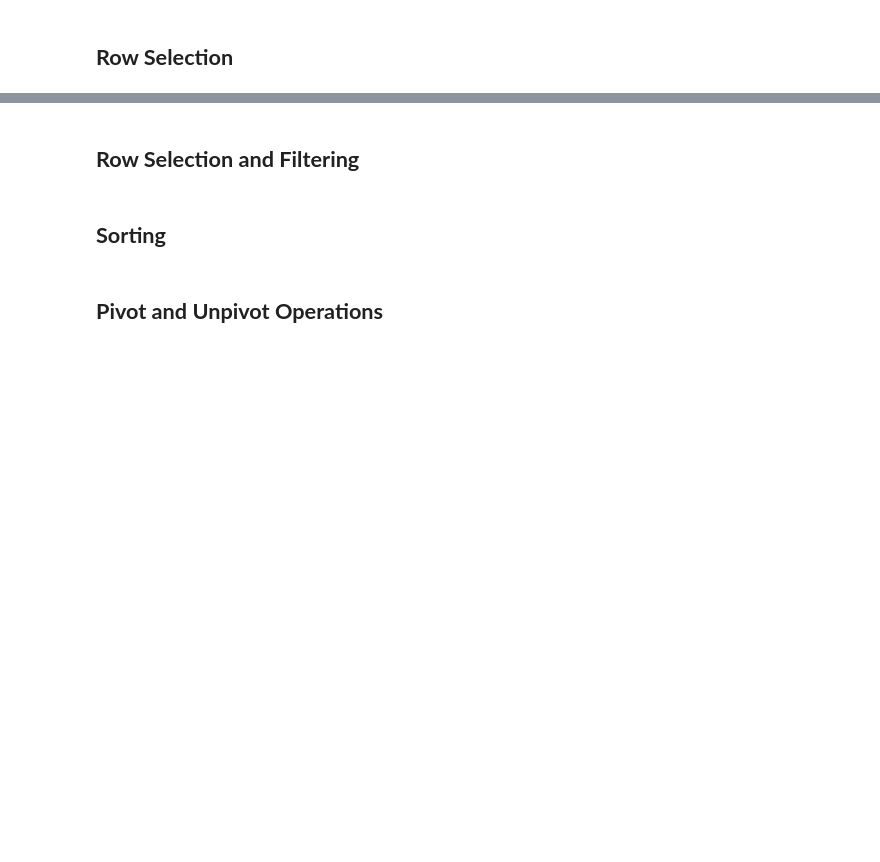
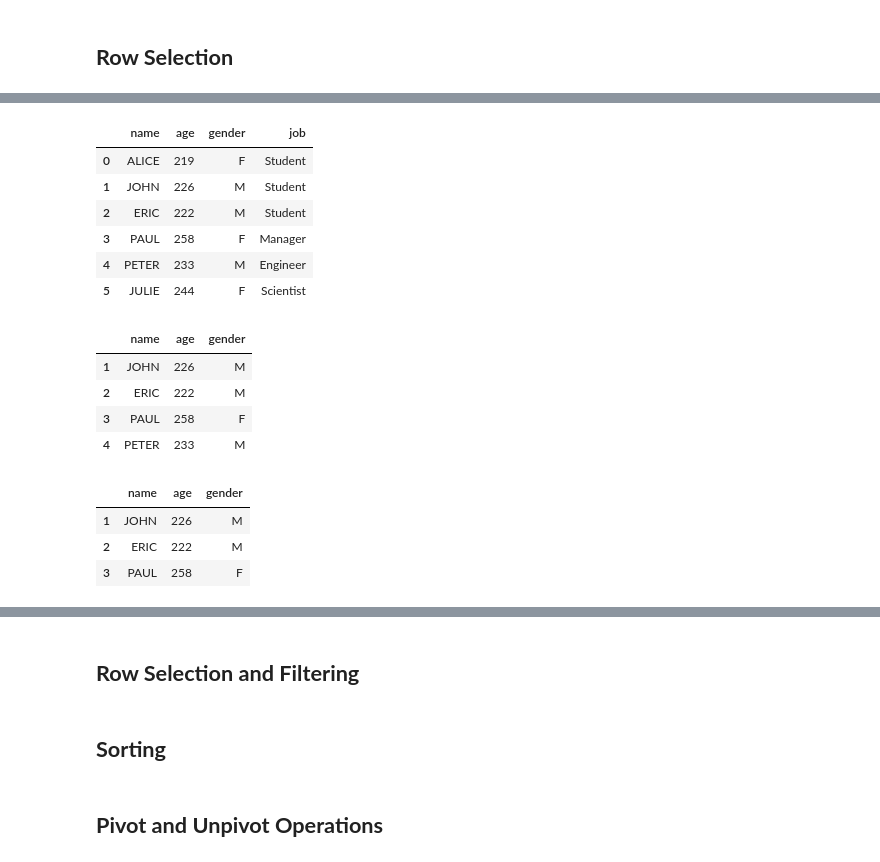
Before and after one commit to toarnabtrainer/AEC_ML_Batch_1_August_2026, a Jupyter notebook: Pandas.ipynb, the cells around one changed output, grey strips where cells are left out. Cells and saved outputs as stored; diff of their text form; code cells hidden in the pictures; blank space fills up the shorter version.

```diff
--- a/Pandas.ipynb
+++ b/Pandas.ipynb
@@ -550,0 +634,4 @@ memory usage: 412.0+ bytes
+# %%
+df = users.copy()
+print(df.iloc[3], type(df.iloc[3]))
+print(df.loc[3], type(df.loc[3]))
@@ -550,0 +670,21 @@ memory usage: 412.0+ bytes
+# %%
+display(df)
+display(df.loc[1:4, 'name':'gender'])
+display(df.iloc[1:4, 0:3])
+# %% [output]
+|  | name | age | gender | job |
+| 0 | ALICE | 219 | F | Student |
+| 1 | JOHN | 226 | M | Student |
+| 2 | ERIC | 222 | M | Student |
+| 3 | PAUL | 258 | F | Manager |
+| 4 | PETER | 233 | M | Engineer |
+| 5 | JULIE | 244 | F | Scientist |
+|  | name | age | gender |
+| 1 | JOHN | 226 | M |
+| 2 | ERIC | 222 | M |
+| 3 | PAUL | 258 | F |
+| 4 | PETER | 233 | M |
+|  | name | age | gender |
+| 1 | JOHN | 226 | M |
+| 2 | ERIC | 222 | M |
+| 3 | PAUL | 258 | F |
```
Also changed, not shown: parts of 21 cells of this notebook.
